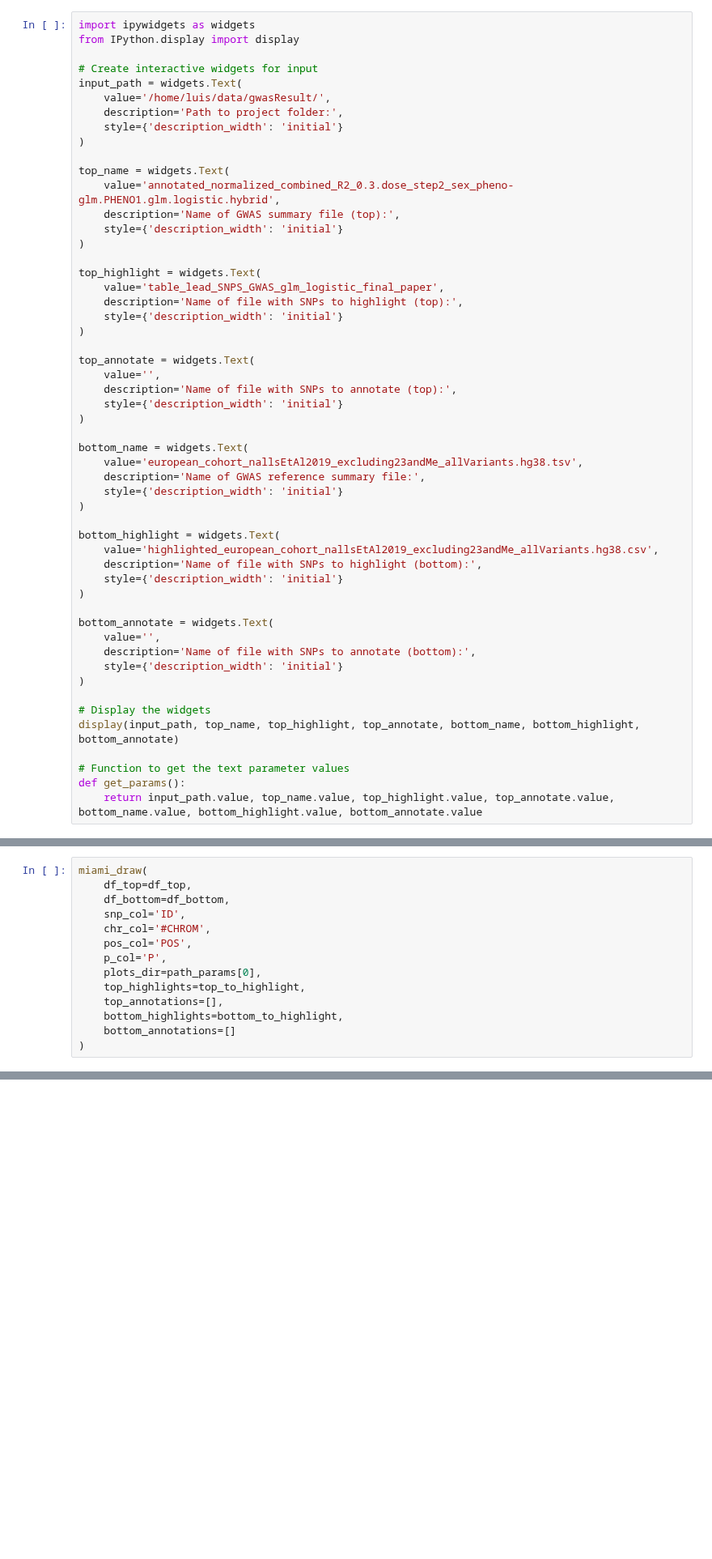
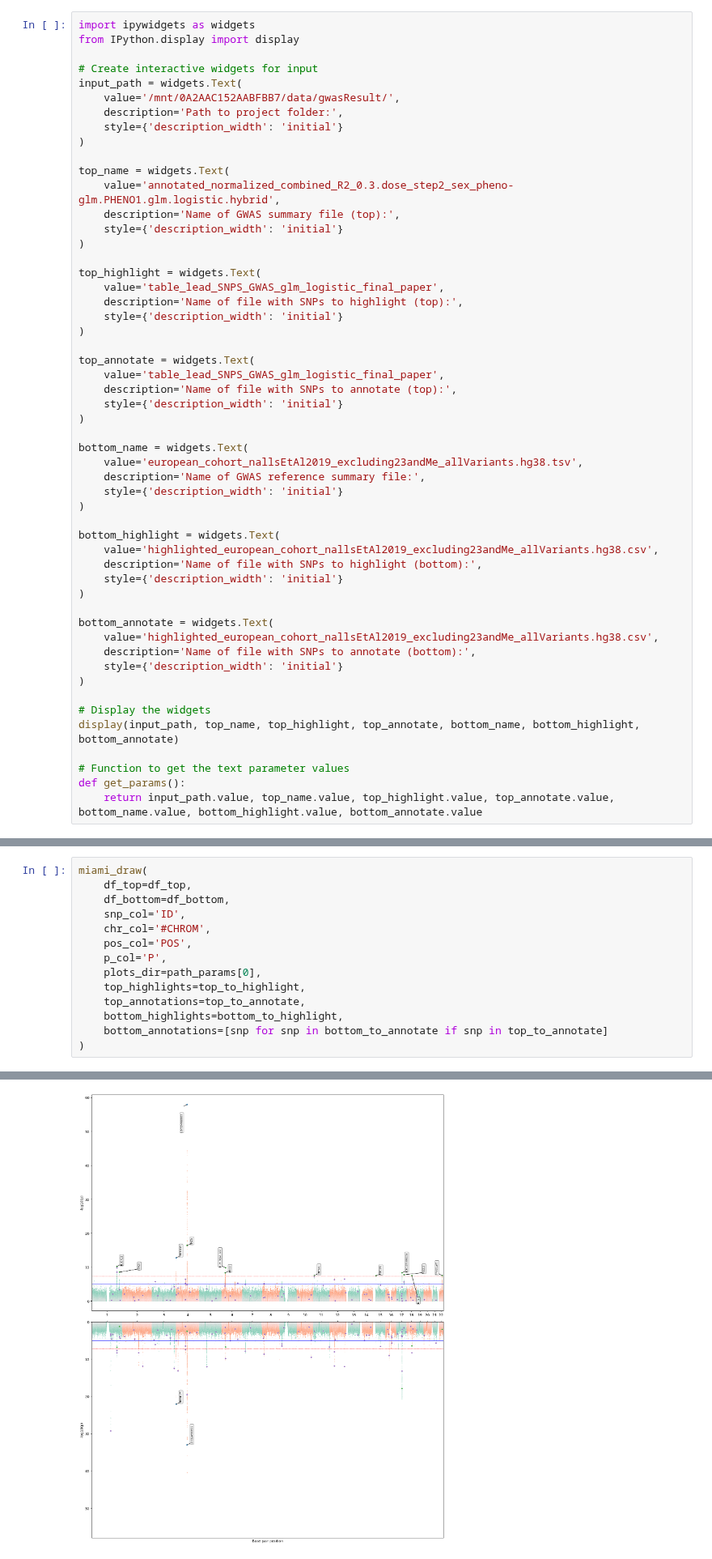
Before and after one commit to cge-tubingens/IDEAL-GENOM, a Jupyter notebook: viz_notebooks/miami.ipynb, the cells around one changed output, grey strips where cells are left out. Shown at 81% size. Cells and saved outputs as stored; diff of their text form; blank space fills up the shorter version.

```diff
--- a/viz_notebooks/miami.ipynb
+++ b/viz_notebooks/miami.ipynb
@@ -14,7 +14,7 @@ from IPython.display import display
 
 # Create interactive widgets for input
 input_path = widgets.Text(
-    value='/home/luis/data/gwasResult/',
+    value='/mnt/0A2AAC152AABFBB7/data/gwasResult/',
     description='Path to project folder:',
     style={'description_width': 'initial'}
 )
@@ -32,7 +32,7 @@ top_highlight = widgets.Text(
 )
 
 top_annotate = widgets.Text(
-    value='',
+    value='table_lead_SNPS_GWAS_glm_logistic_final_paper',
     description='Name of file with SNPs to annotate (top):',
     style={'description_width': 'initial'}
 )
@@ -50,7 +50,7 @@ bottom_highlight = widgets.Text(
 )
 
 bottom_annotate = widgets.Text(
-    value='',
+    value='highlighted_european_cohort_nallsEtAl2019_excluding23andMe_allVariants.hg38.csv',
     description='Name of file with SNPs to annotate (bottom):',
     style={'description_width': 'initial'}
 )
@@ -189,8 +189,8 @@ miami_draw(
     p_col='P',
     plots_dir=path_params[0],
     top_highlights=top_to_highlight,
-    top_annotations=[],
+    top_annotations=top_to_annotate,
     bottom_highlights=bottom_to_highlight,
-    bottom_annotations=[]
+    bottom_annotations=[snp for snp in bottom_to_annotate if snp in top_to_annotate]
 )
 # %% [output]
@@ -197,0 +205 @@ KeyError: 'CHR'
+[figure, added]
```
Also changed, not shown: parts of 5 cells of this notebook.
